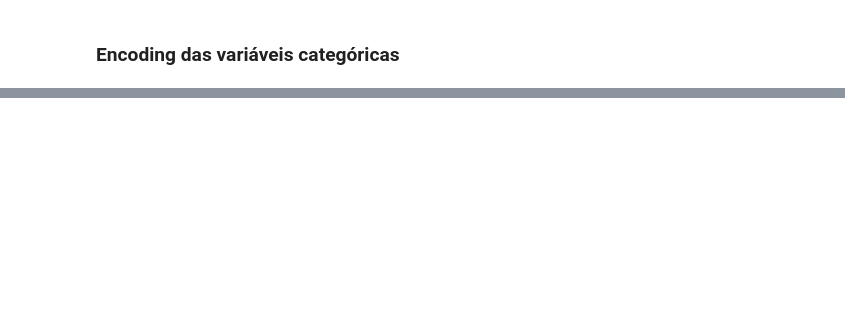
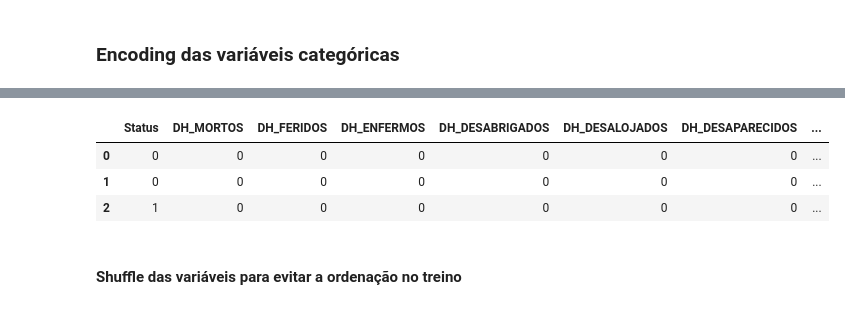
Before and after one commit to brunagmoura/previsaoreconhecimento, a Jupyter notebook: _sources/Pré processamento.ipynb, the cells around one changed output, grey strips where cells are left out. Cells and saved outputs as stored; diff of their text form; code cells hidden in the pictures; blank space fills up the shorter version.

```diff
--- a/_sources/Pré processamento.ipynb
+++ b/_sources/Pré processamento.ipynb
@@ -63,5 +65,7 @@ df_eventos = df_eventos.drop(
 # %%
 #Excluir colunas que tenham mais do que 5% de dados ausentes
+df_na_counts = df_eventos.isna().sum().reset_index().rename(columns={0: 'Qtde. dados ausentes', 'index': 'Variável'})
+df_na_counts['% de dados ausentes'] = (df_na_counts['Qtde. dados ausentes'] / len(df_eventos)) * 100
 colunas_mantidas = df_na_counts[df_na_counts['% de dados ausentes'] < 5]['Variável']
 df_eventos = df_eventos[colunas_mantidas]
 print(df_eventos.columns)
@@ -88,0 +90,11 @@ df_eventos.head(3)
+# %%
+df_eventos['Status'] = df_eventos['Status'].map({'Reconhecido': 0, 'Não reconhecido': 1})
+# %%
+df_eventos.head(3)
+# %% [output]
+|  | Status | DH_MORTOS | DH_FERIDOS | DH_ENFERMOS | DH_DESABRIGADOS | DH_DESALOJADOS | DH_DESAPARECIDOS | ... |
+| 0 | 0 | 0 | 0 | 0 | 0 | 0 | 0 | ... |
+| 1 | 0 | 0 | 0 | 0 | 0 | 0 | 0 | ... |
+| 2 | 1 | 0 | 0 | 0 | 0 | 0 | 0 | ... |
+# %% [markdown]
+#### Shuffle das variáveis para evitar a ordenação no treino
```
Also changed, not shown: parts of 5 cells of this notebook, 4 other files.
